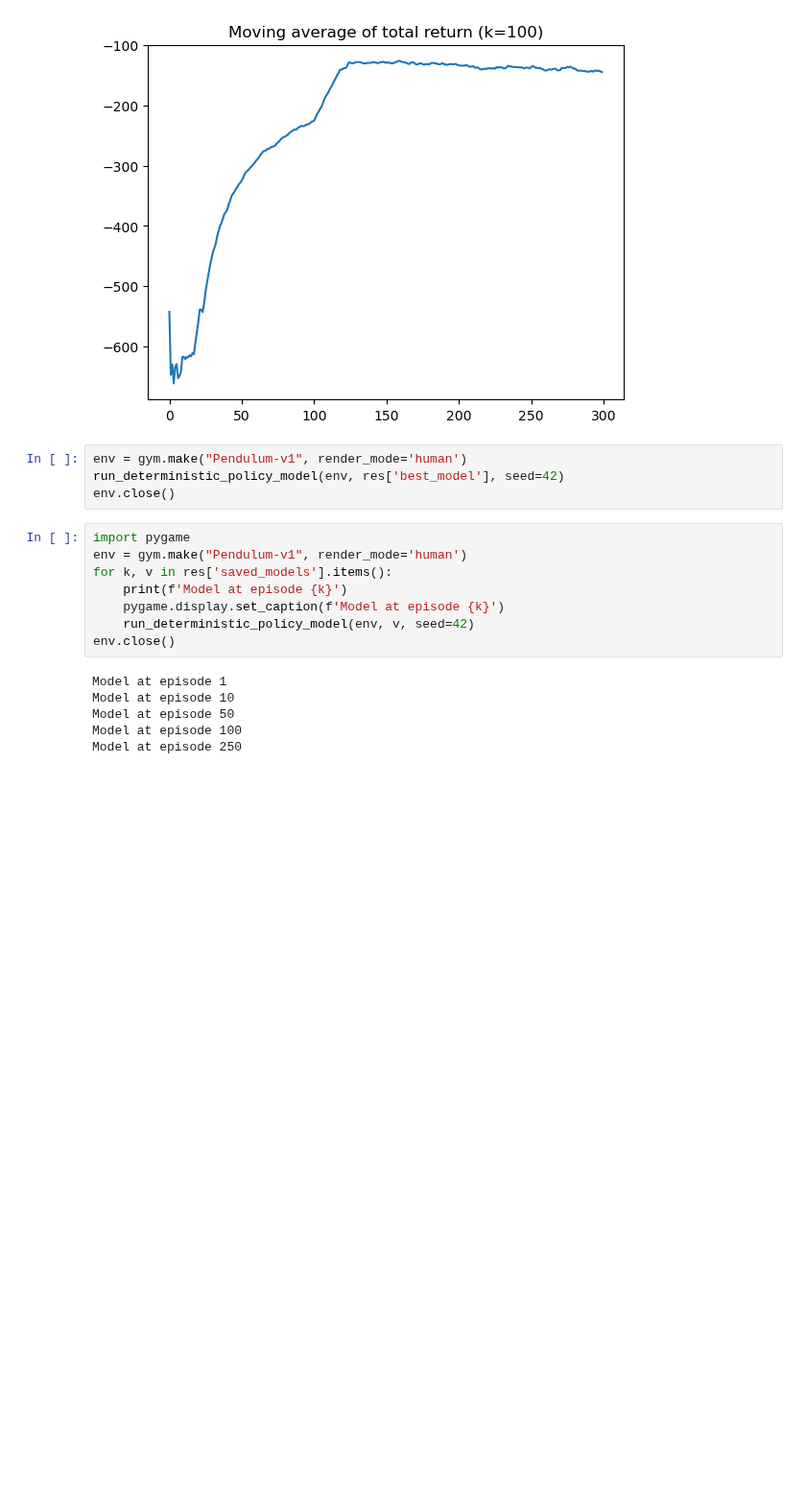
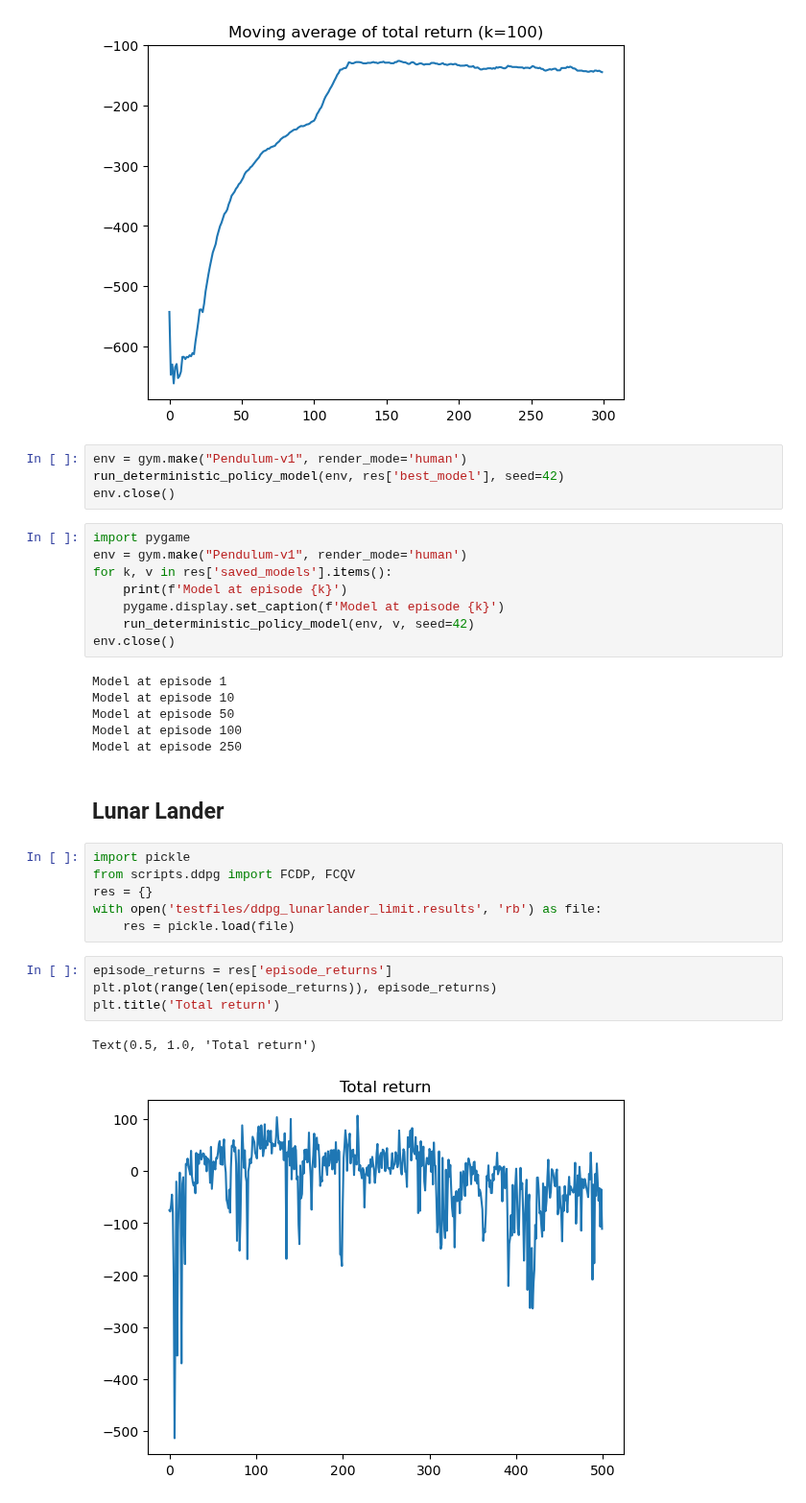
Before and after one commit to jimtoledo/reinforcement-learning, a Jupyter notebook: notebooks/ddpg.ipynb, the cells around one changed output. Shown at 96% size. Cells and saved outputs as stored; diff of their text form; blank space fills up the shorter version.

Commit message:
ddpg lunar lander tests

```diff
--- a/notebooks/ddpg.ipynb
+++ b/notebooks/ddpg.ipynb
@@ -92,3 +92,18 @@ Model at episode 10
 Model at episode 50
 Model at episode 100
 Model at episode 250
+# %% [markdown]
+## Lunar Lander
+# %%
+import pickle
+from scripts.ddpg import FCDP, FCQV
+res = {}
+with open('testfiles/ddpg_lunarlander_limit.results', 'rb') as file:
+    res = pickle.load(file)
+# %%
+episode_returns = res['episode_returns']
+plt.plot(range(len(episode_returns)), episode_returns)
+plt.title('Total return')
+# %% [output]
+Text(0.5, 1.0, 'Total return')
+[figure, added]
```
Also changed, not shown: parts of 3 cells of this notebook, 3 other files.
